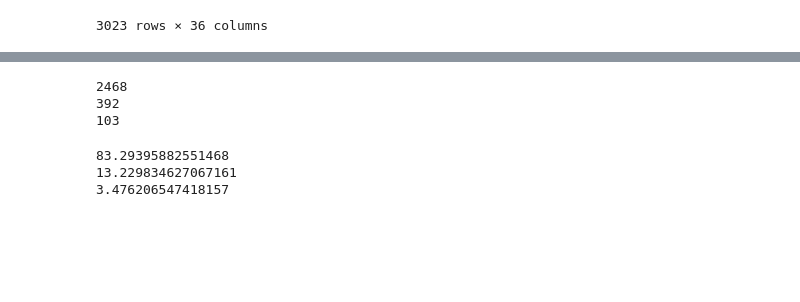
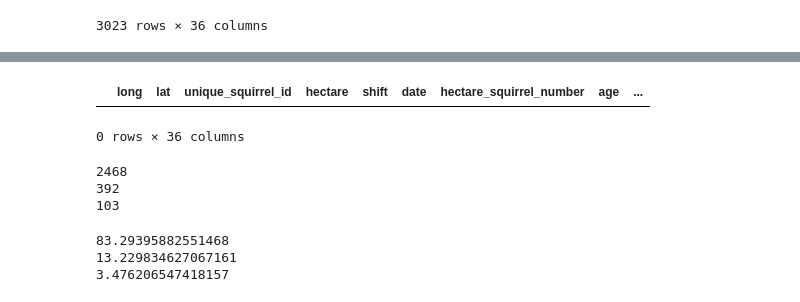
Before and after one commit to teachjanderson/nyc_squirrels, a Jupyter notebook: Squirrel_Types.ipynb, the cells around one changed output, grey strips where cells are left out. Saved outputs shown, nothing was run; the diff lists cells and outputs as text; code cells hidden in the pictures; blank space fills up the shorter version.

```diff
--- a/Squirrel_Types.ipynb
+++ b/Squirrel_Types.ipynb
@@ -30,6 +64,14 @@ squirrel_df = squirrel_df.drop_duplicates(subset=['unique_squirrel_id'])
 # squirrel_df = squirrel_df.applymap(lambda x: 1 if x == True else x)
 # squirrel_df = squirrel_df.applymap(lambda x: 0 if x == False else x)
 # squirrel_df
+# %%
+# Check for duplicates again
+ids = squirrel_df["unique_squirrel_id"]
+duplicates = squirrel_df[ids.isin(ids[ids.duplicated()])].sort_values("unique_squirrel_id")
+duplicates
+# %% [output]
+|  | long | lat | unique_squirrel_id | hectare | shift | date | hectare_squirrel_number | age | ... |
+0 rows × 36 columns
 # %%
 # Calculate total of each color type
 gray_sq = squirrel_df[squirrel_df["primary_fur_color"] == "Gray"]
```
Also changed, not shown: parts of 2 cells of this notebook, 7 other files.
